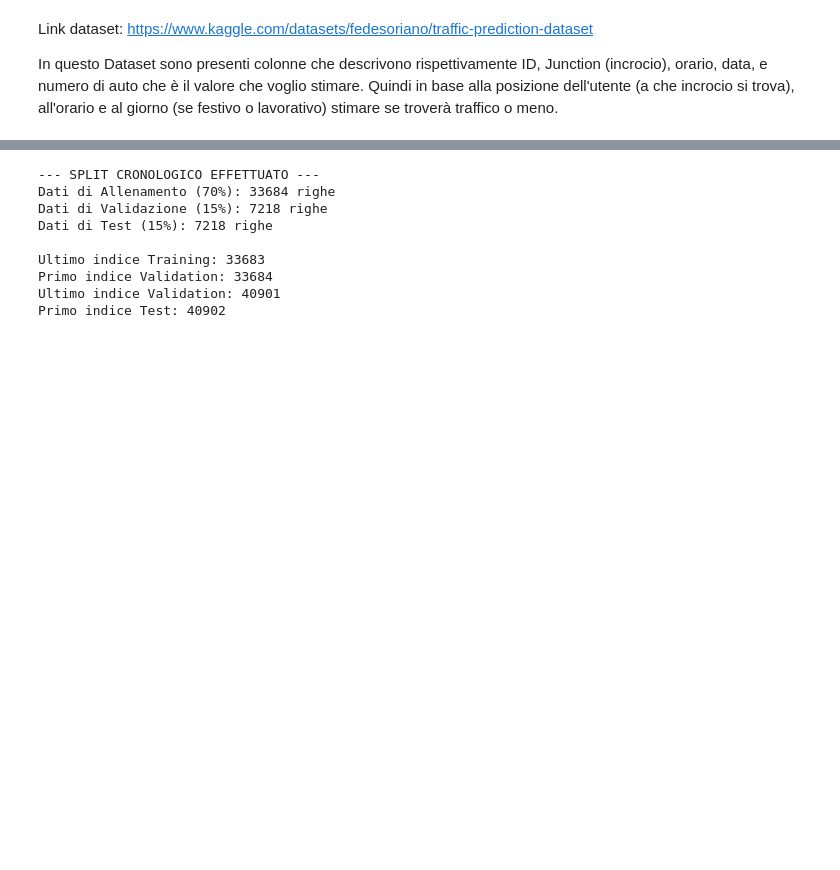
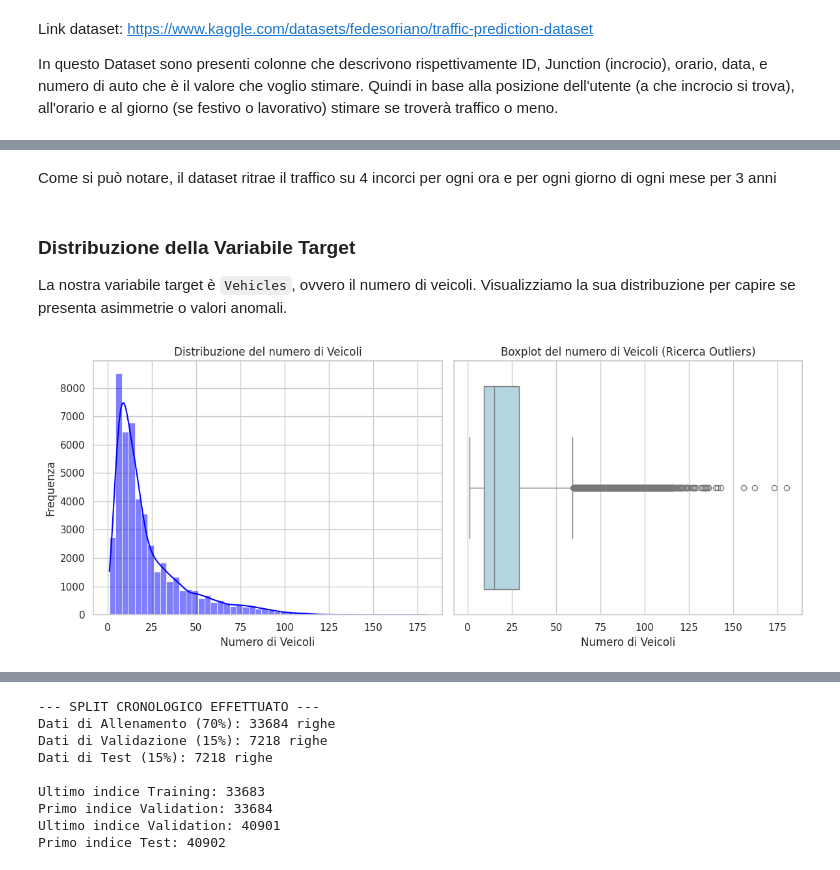
Before and after one commit to MatteMon03/progetto_data_intensive, a Jupyter notebook: MatteoMonari.ipynb, the cells around one changed output, grey strips where cells are left out. Cells and saved outputs as stored; diff of their text form; code cells hidden in the pictures; blank space fills up the shorter version.

```diff
--- a/MatteoMonari.ipynb
+++ b/MatteoMonari.ipynb
@@ -50,0 +103,26 @@ display(df_final.head(10))
+# %% [markdown]
+Come si può notare, il dataset ritrae il traffico su 4 incorci per ogni ora e per ogni giorno di ogni mese per 3 anni
+# %% [markdown]
+### Distribuzione della Variabile Target
+La nostra variabile target è `Vehicles`, ovvero il numero di veicoli. Visualizziamo la sua distribuzione per capire se presenta asimmetrie o valori anomali.
+# %%
+plt.figure(figsize=(12, 5))
+
+# Istogramma
+plt.subplot(1, 2, 1)
+sns.histplot(df['Vehicles'], bins=50, kde=True, color='blue')
+plt.title('Distribuzione del numero di Veicoli')
+plt.xlabel('Numero di Veicoli')
+plt.ylabel('Frequenza')
+
+# Boxplot
+plt.subplot(1, 2, 2)
+sns.boxplot(x=df['Vehicles'], color='lightblue')
+plt.title('Boxplot del numero di Veicoli (Ricerca Outliers)')
+plt.xlabel('Numero di Veicoli')
+
+plt.tight_layout()
+plt.savefig('distribution_boxplot.png', dpi=300, bbox_inches='tight', transparent=True)
+plt.show()
+# %% [output]
+[figure, added]
```
Also changed, not shown: parts of 18 cells of this notebook.
